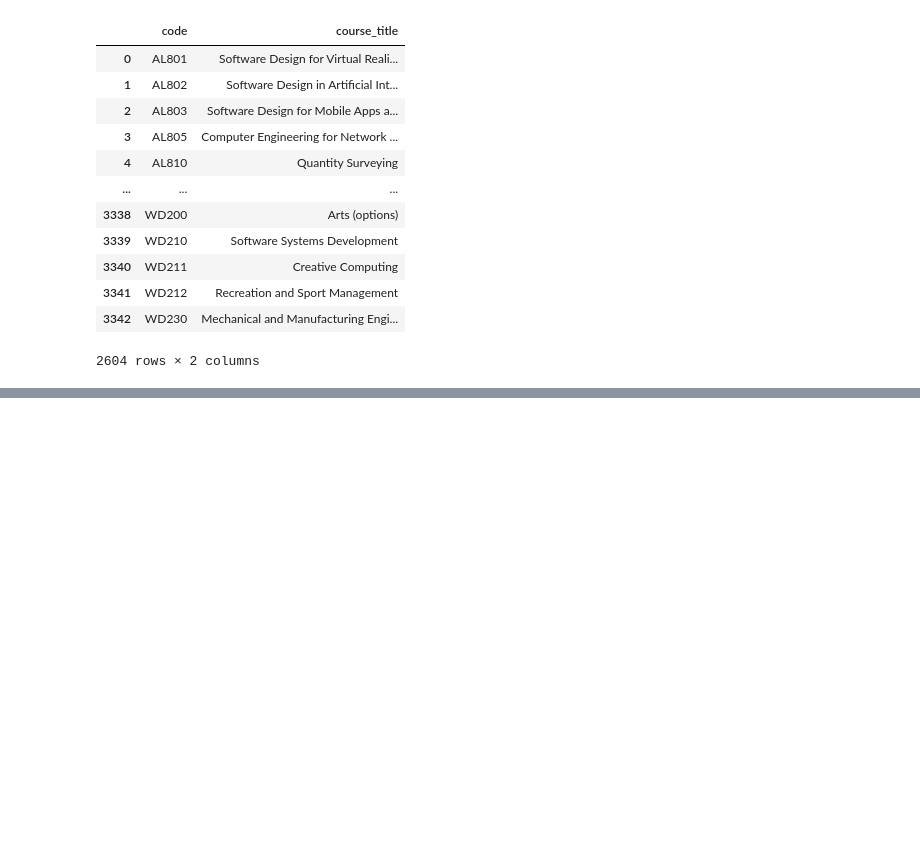
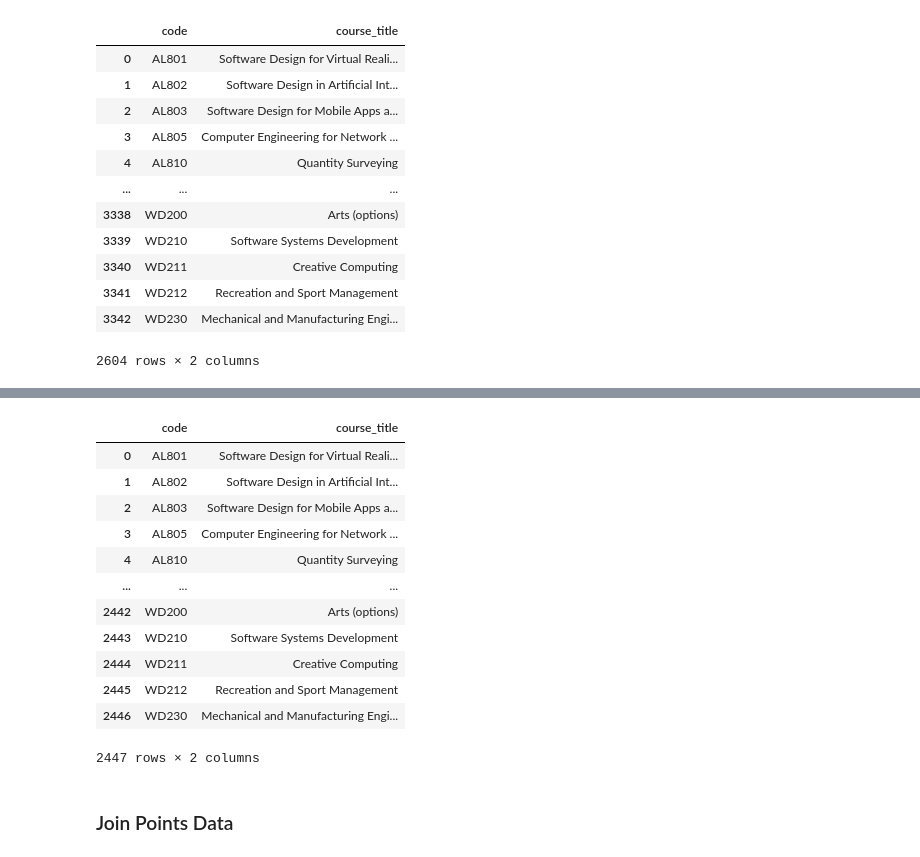
Before and after one commit to CiaranMoran27/Fundamentals-of-Data-Analysis, a Jupyter notebook: cao.ipynb, the cells around one changed output, grey strips where cells are left out. Cells and saved outputs as stored; diff of their text form; code cells hidden in the pictures; blank space fills up the shorter version.

```diff
--- a/cao.ipynb
+++ b/cao.ipynb
@@ -272,0 +291,20 @@ all_courses.drop_duplicates()
+# %%
+# Returns a copy of the data frame with duplciates removed - based only on code.
+all_courses.drop_duplicates(subset = ['code'], inplace = True, ignore_index = True)
+all_courses
+# %% [output]
+|  | code | course_title |
+| 0 | AL801 | Software Design for Virtual Reali... |
+| 1 | AL802 | Software Design in Artificial Int... |
+| 2 | AL803 | Software Design for Mobile Apps a... |
+| 3 | AL805 | Computer Engineering for Network ... |
+| 4 | AL810 | Quantity Surveying |
+| ... | ... | ... |
+| 2442 | WD200 | Arts (options) |
+| 2443 | WD210 | Software Systems Development |
+| 2444 | WD211 | Creative Computing |
+| 2445 | WD212 | Recreation and Sport Management |
+| 2446 | WD230 | Mechanical and Manufacturing Engi... |
+2447 rows × 2 columns
+# %% [markdown]
+### Join Points Data
```
Also changed, not shown: parts of 7 cells of this notebook.
